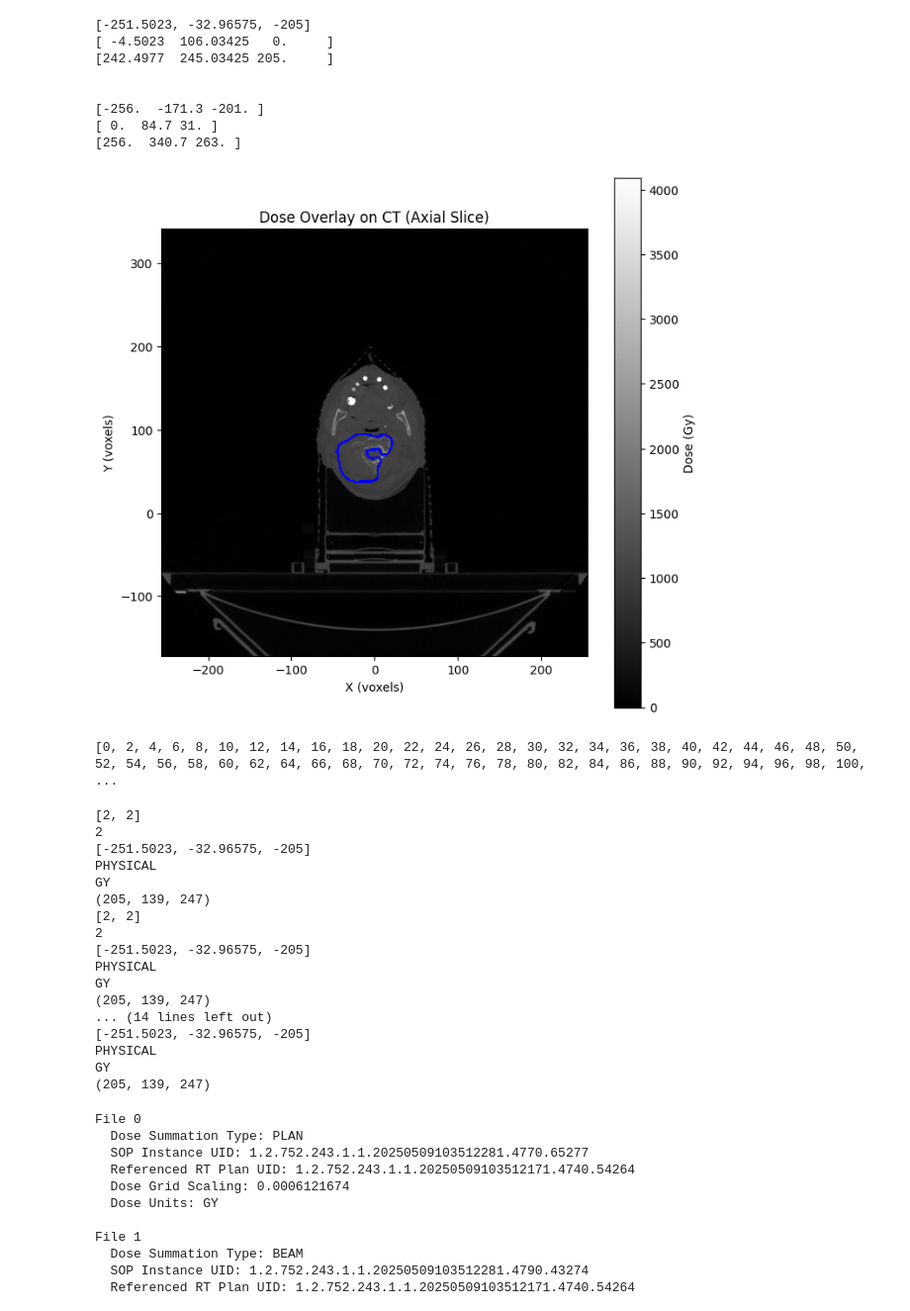
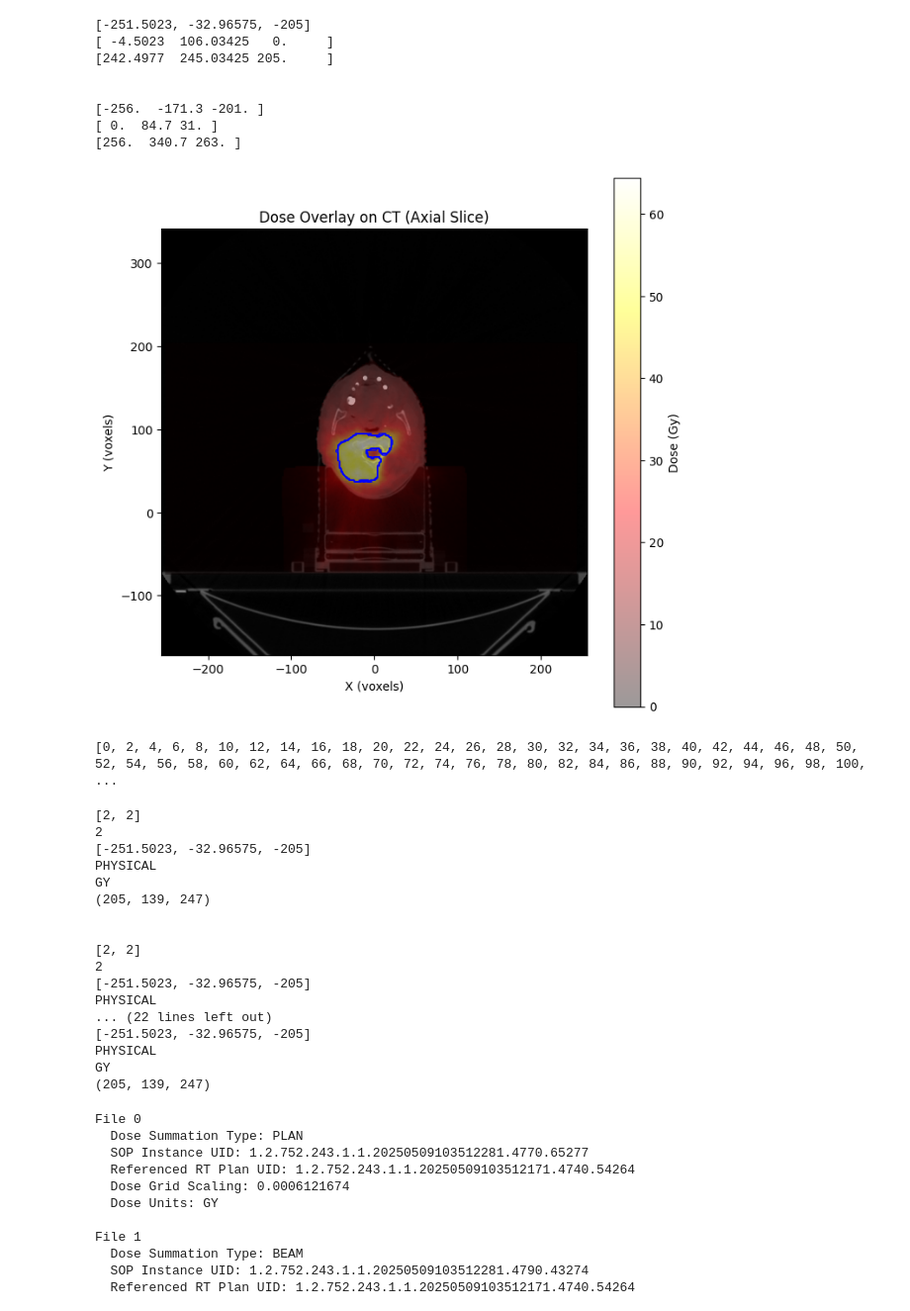
Before and after one commit to danieldeiros/TOH_Tractography, a Jupyter notebook: assignment.ipynb, the cells around one changed output. Shown at 99% size. Drawn from its saved outputs; the diff is of its cells as text; code cells hidden in the pictures.

Commit message:
Dose overlay fixed and DVH completed (but still needs review)

```diff
--- a/assignment.ipynb
+++ b/assignment.ipynb
@@ -250,7 +251,7 @@ ROI_Names = {ROI.ROINumber:
              ROI.ROIName for ROI in RS_Files[0].StructureSetROISequence}
 
 # Target_Structures = ["1PTV3000", "SpinalCord"]
-Target_Structures = ["1PTV3000"]
+Target_Structures = ["1PTV3000", "SpinalCord"]
 Target_Numbers = np.full(len(Target_Structures), np.nan)
 
 for i, structure in enumerate(Target_Structures):
@@ -259,7 +260,7 @@ for i, structure in enumerate(Target_Structures):
             Target_Numbers[i] = Number
             break
 
-for Number in Target_Numbers:
+for i, Number in enumerate(Target_Numbers):
     for ROI in Contour_Sequence:
         if Number == ROI.ReferencedROINumber:
             Contour_Data = ROI.ContourSequence
@@ -275,12 +276,12 @@ for Number in Target_Numbers:
 
     contour_axial = contour_points[(Isocentre_Pos[2]-1 <= contour_points[:, 2])  & (contour_points[:,2] <= Isocentre_Pos[2]+1)] # collect points when on isocentric axial plane
     x_pts, y_pts = contour_axial[:, 0], contour_axial[:, 1]
-    axs[0].plot(x_pts, y_pts, 'r-', linewidth = 1)
+    axs[0].plot(x_pts, y_pts, '-', linewidth = 1, color = colours[i % len(colours)])
 
     contour_coronal = contour_points[(Isocentre_Pos[1]-1 <= contour_points[:, 1])  & (contour_points[:,1] <= Isocentre_Pos[1]+1)] # collect points when on isocentric coronal plane
     # contour_coronal = contour_points[contour_points[:,1] == Isocentre_Pos[1]] # collect points when on isocentric coronal plane
     x_pts, z_pts = contour_coronal[:,0], contour_coronal[:,2]
-    axs[1].plot(x_pts, z_pts, 'r.', linewidth = 1)
+    axs[1].plot(x_pts, z_pts, '.', linewidth = 1, color = colours[i % len(colours)])
     # mask = np.zeros((CT_Images[:,0,:].shape)) # pre-allocate mask
     # rr, cc = polygon(contour_coronal[:, 2], contour_coronal[:, 0], shape = mask.shape) # , shape=mask.shape
     # mask[rr, cc] = 1
@@ -295,7 +296,7 @@ for Number in Target_Numbers:
     contour_sagittal = contour_points[(Isocentre_Pos[0]-1 <= contour_points[:, 0])  & (contour_points[:,0] <= Isocentre_Pos[0]+1)] # collect points when on isocentric sagittal plane
     # contour_sagittal = contour_points[contour_points[:, 0] == Isocentre_Pos[0]] # collect points when on isocentric sagittal plane
     y_pts, z_pts = contour_sagittal[:,1], contour_sagittal[:,2]
-    axs[2].plot(y_pts, z_pts, 'r.', linewidth = 1)
+    axs[2].plot(y_pts, z_pts, '.', linewidth = 1, color = colours[i % len(colours)])
     # mask = np.zeros((CT_Images[:,0,:].shape)) # pre-allocate mask
     # rr, cc = polygon(contour_coronal[:, 2], contour_coronal[:, 1]) # , shape=mask.shape
     # mask[rr, cc] = 1
@@ -330,10 +331,13 @@ fig = plt.figure(figsize=(10, 10))
 ax = fig.add_subplot(111, projection = '3d')
 
 # Define colours array
-colours = ['red', 'green', 'blue', 'cyan', 'magenta', 'yellow', 'black', 'white']
+colours = ['red', 'green', 'blue', 'cyan', 'magenta', 'yellow', 'black']
 
 # Define contour sequence
 Contour_Sequence = RS_Files[0].ROIContourSequence
+
+# Pre-allocate something to contain all masks
+all_masks = []
 
 # Get contour data from every target structure, by verifying ROI number
 for i, Number in enumerate(Target_Numbers):
@@ -343,17 +347,20 @@ for i, Number in enumerate(Target_Numbers):
             break
 
     # Get contour points and make 3D mask
-    contour_points = np.array([]).reshape(0,3) # pre-allocate matrix of all contour points
+    # contour_points = np.array([]).reshape(0,3) # pre-allocate matrix of all contour points
     mask = np.zeros(CT_Images[:, :, :].shape) # pre-allocate mask
     for Contour in Contour_Data: # get the contour points in every slice
         contour_points_mm = np.array(Contour.ContourData).reshape(-1, 3) # (n, 3) 3 columns in n rows. in mm
         contour_points_slice = np.array([mm_to_voxel(p, origin, voxel_spacing) for p in contour_points_mm])
-        contour_points = np.vstack([contour_points, contour_points_slice]) # add slice to matrix
+        # contour_points = np.vstack([contour_points, contour_points_slice]) # add slice to matrix
         rr, cc = polygon(contour_points_slice[:,1], contour_points_slice[:,0], CT_Images[:, :, 0].shape)
         mask[rr, cc, contour_points_slice[0,2]] = 1
 
     # Extract surface mesh with marching cubes
     verts, faces, normals, values = measure.marching_cubes(mask, level=0.5)
+
+    # Append masks to all_masks variable
+    all_masks.append(mask)
 
     # Create mesh (collection of triangles?) from vertices and faces
     mesh = Poly3DCollection(verts[faces], alpha = 0.7)
@@ -586,37 +591,37 @@ dose_voxel_index = np.round((ct_voxel_centre - (np.array(dose_origin) - np.array
 dose_slice = dose_images[:, :, dose_voxel_index[2]]
 
 # Define exents
 ct_extent = [
     origin[0], # x_min (mm)
     origin[0] + ct_slice.shape[0] * voxel_spacing[0], # x_max (mm)
     origin[1], # y_min (mm)
     origin[1] + ct_slice.shape[1] * voxel_spacing[1], # y_max (mm)
 ]
 
 dose_extent = [
     dose_origin[0], # x_min (mm)
     dose_origin[0] + dose_slice.shape[0] * dose_voxel_spacing[0], # x_max (mm)
-    dose_origin[1], # y_min (mm)
-    dose_origin[1] + dose_slice.shape[1] * dose_voxel_spacing[1], # y_max (mm)
+    dose_origin[1] - 42, # y_min (mm)
+    dose_origin[1] + dose_slice.shape[1] * dose_voxel_spacing[1] - 42, # y_max (mm)
 ]
 # Plot
 plt.figure(figsize=(8, 8))
 plt.imshow(ct_slice.T, cmap='gray', origin='upper', extent = ct_extent, alpha=1.0)
-# plt.imshow(dose_slice.T/1000, cmap='hot', origin='upper', extent = dose_extent, alpha=0.4)
+plt.imshow(dose_slice.T/1000, cmap='hot', origin='upper', extent = dose_extent, alpha=0.4)
 # plt.imshow(ct_slice.T, cmap='gray', origin='upper', alpha=1.0)
 plt.title("Dose Overlay on CT (Axial Slice)")
 plt.xlabel("X (voxels)")
 plt.ylabel("Y (voxels)")
 plt.colorbar(label="Dose (Gy)")
 
 # Find contour from that slice and plot
 contour_axial = contour_points[(slice_index-1 <= contour_points[:, 2])  & (contour_points[:,2] <= slice_index+1)] # collect points when on same slice as this figure
 x_pts, y_pts = contour_axial[:, 0], contour_axial[:, 1]
 plt.plot(x_pts + ct_extent[0], ct_extent[3] - y_pts, 'b-', linewidth = 1)
 
 plt.show()
 # %% [output]
-[figure, old version]
+[figure, new version]
 # %%
 RD_Files[0].GridFrameOffsetVector
 # CT_Files[0].pixel_array
@@ -638,13 +643,13 @@ for i in range(len(RD_Files)):
 PHYSICAL
 GY
 (205, 139, 247)
+
+
 [2, 2]
 2
 [-251.5023, -32.96575, -205]
 PHYSICAL
-GY
-(205, 139, 247)
-... (14 lines left out)
+... (22 lines left out)
 [-251.5023, -32.96575, -205]
 PHYSICAL
 GY
```
Also changed, not shown: parts of 11 cells of this notebook.
